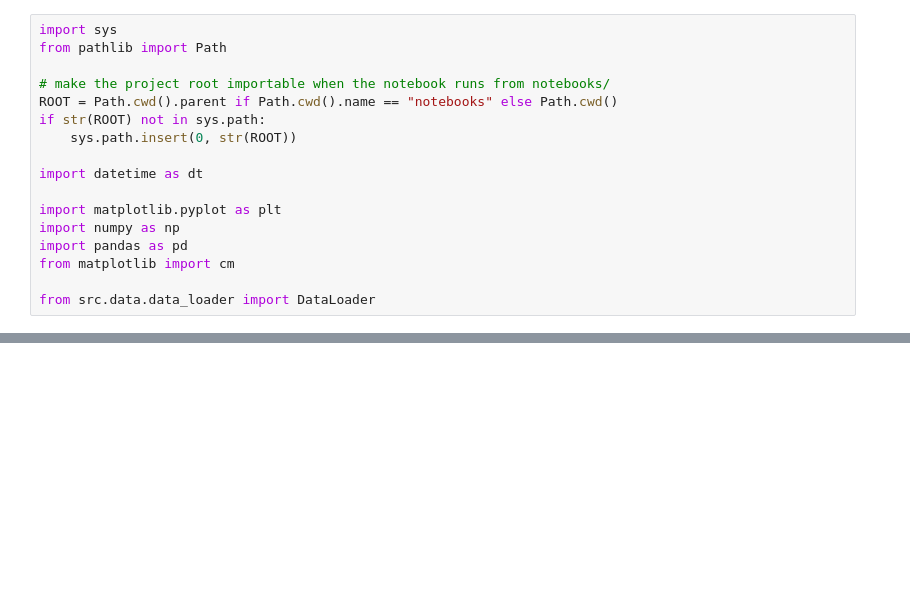
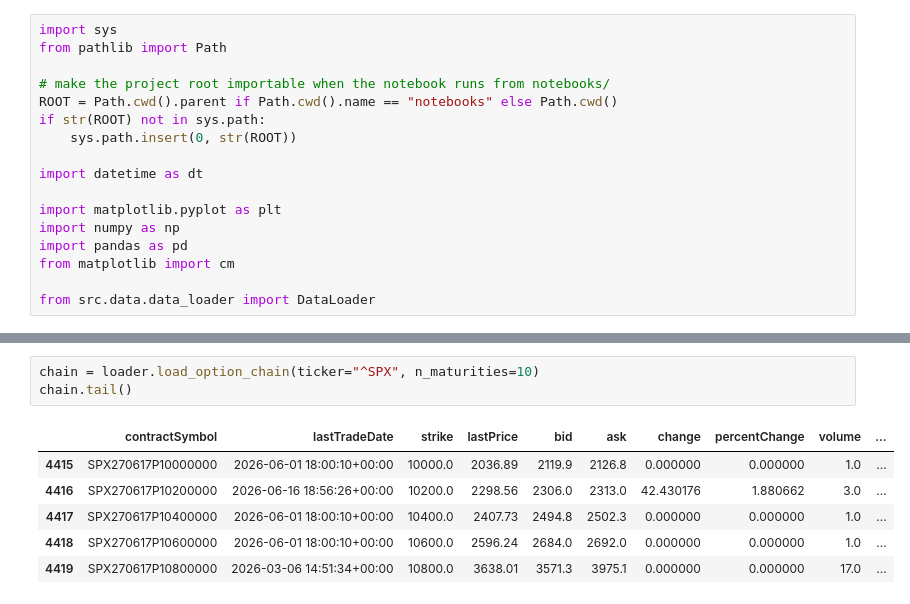
Before and after one commit to DmiMakarov/QuantFlow, a Jupyter notebook: notebooks/00_get_and_look_data.ipynb, the cells around one changed output, grey strips where cells are left out. Drawn from its saved outputs; the diff is of its cells as text; blank space fills up the shorter version.

```diff
--- a/notebooks/00_get_and_look_data.ipynb
+++ b/notebooks/00_get_and_look_data.ipynb
@@ -44,0 +45,10 @@ spx.tail()
+# %%
+chain = loader.load_option_chain(ticker="^SPX", n_maturities=10)
+chain.tail()
+# %% [output]
+|  | contractSymbol | lastTradeDate | strike | lastPrice | bid | ask | change | percentChange | volume | ... |
+| 4415 | SPX270617P10000000 | 2026-06-01 18:00:10+00:00 | 10000.0 | 2036.89 | 2119.9 | 2126.8 | 0.000000 | 0.000000 | 1.0 | ... |
+| 4416 | SPX270617P10200000 | 2026-06-16 18:56:26+00:00 | 10200.0 | 2298.56 | 2306.0 | 2313.0 | 42.430176 | 1.880662 | 3.0 | ... |
+| 4417 | SPX270617P10400000 | 2026-06-01 18:00:10+00:00 | 10400.0 | 2407.73 | 2494.8 | 2502.3 | 0.000000 | 0.000000 | 1.0 | ... |
+| 4418 | SPX270617P10600000 | 2026-06-01 18:00:10+00:00 | 10600.0 | 2596.24 | 2684.0 | 2692.0 | 0.000000 | 0.000000 | 1.0 | ... |
+| 4419 | SPX270617P10800000 | 2026-03-06 14:51:34+00:00 | 10800.0 | 3638.01 | 3571.3 | 3975.1 | 0.000000 | 0.000000 | 17.0 | ... |
```
Also changed, not shown: parts of 6 cells of this notebook, 8 other files.
